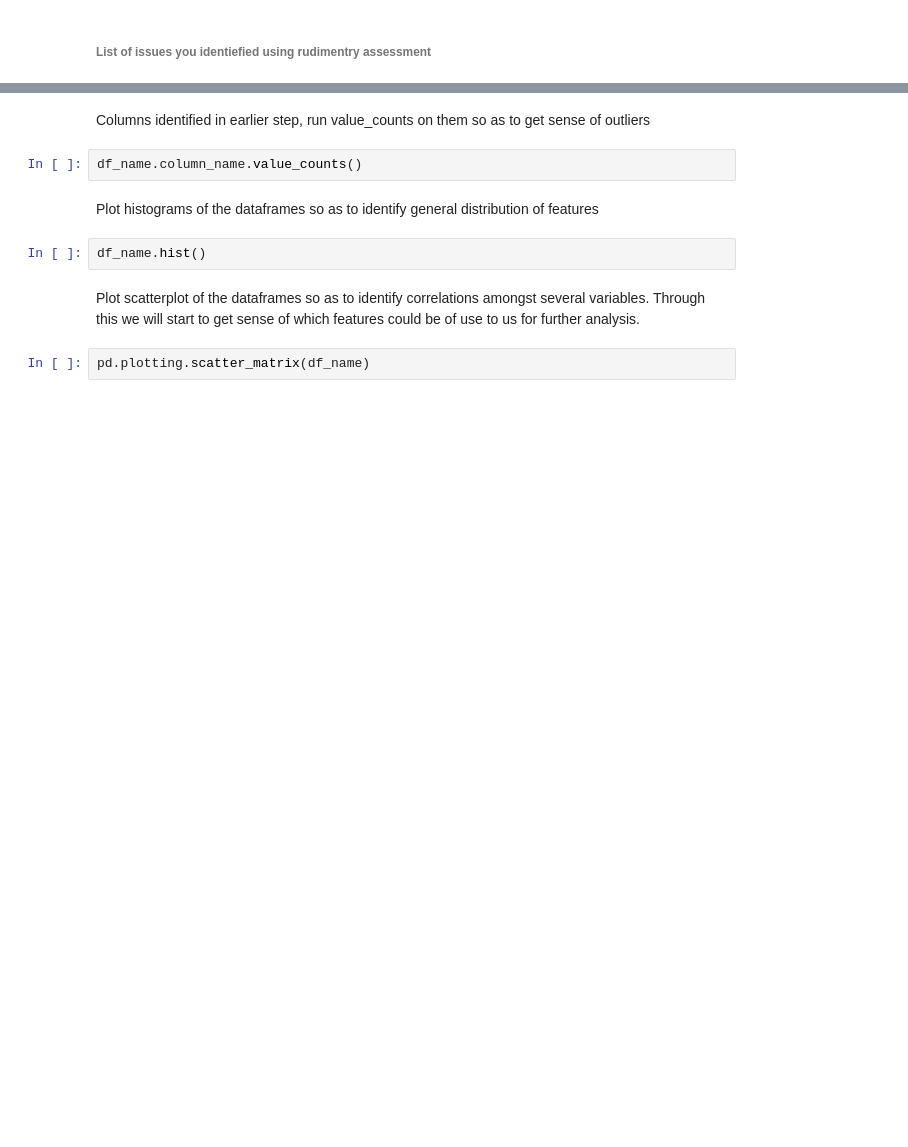
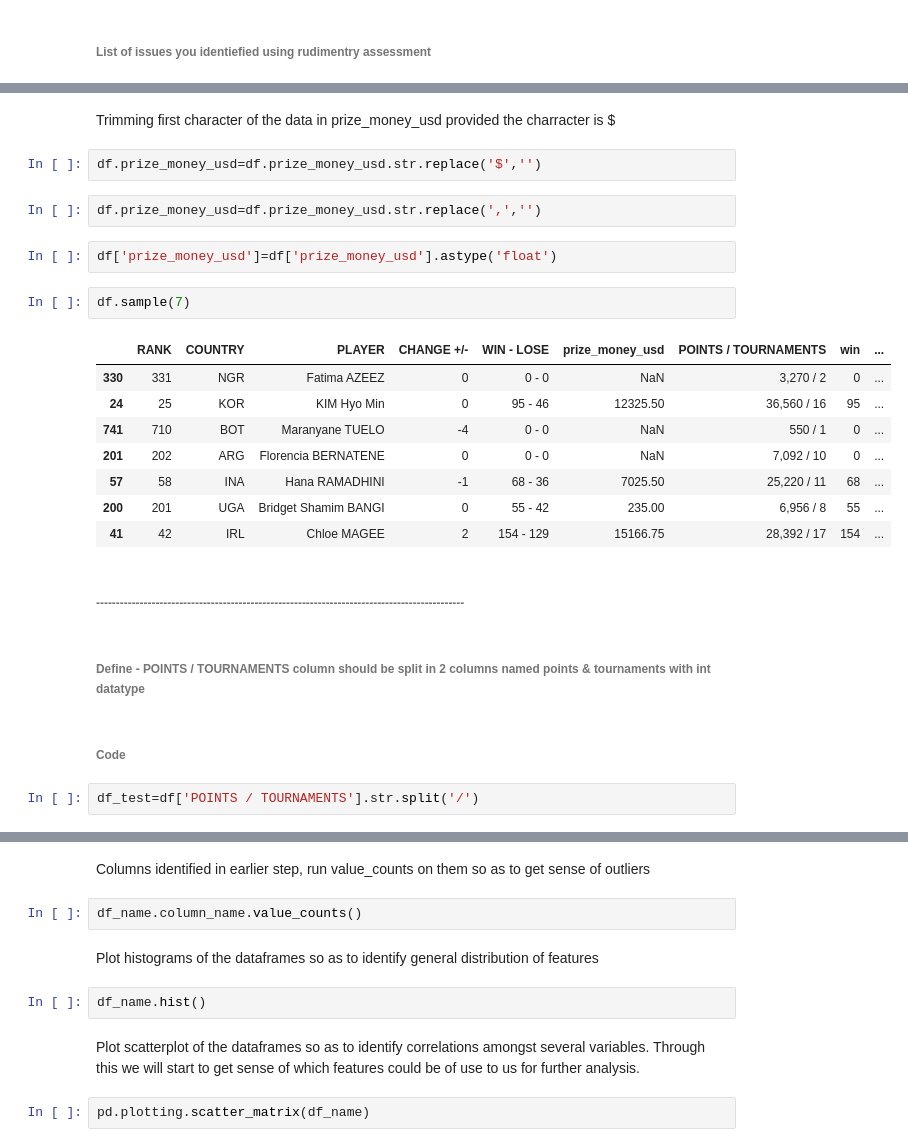
Before and after one commit to sdaphtardar/bwf-data, a Jupyter notebook: Data_Analysis_BWF-data.ipynb, the cells around one changed output, grey strips where cells are left out. Cells and saved outputs as stored; diff of their text form; blank space fills up the shorter version.

```diff
--- a/Data_Analysis_BWF-data.ipynb
+++ b/Data_Analysis_BWF-data.ipynb
@@ -75,0 +370,27 @@ df_name.corr()
+# %% [markdown]
+Trimming first character of the data in prize_money_usd provided the charracter is  $
+# %%
+df.prize_money_usd=df.prize_money_usd.str.replace('$','')
+# %%
+df.prize_money_usd=df.prize_money_usd.str.replace(',','')
+# %%
+df['prize_money_usd']=df['prize_money_usd'].astype('float')
+# %%
+df.sample(7)
+# %% [output]
+|  | RANK | COUNTRY | PLAYER | CHANGE +/- | WIN - LOSE | prize_money_usd | POINTS / TOURNAMENTS | win | ... |
+| 330 | 331 | NGR | Fatima AZEEZ | 0 | 0 - 0 | NaN | 3,270 / 2 | 0 | ... |
+| 24 | 25 | KOR | KIM Hyo Min | 0 | 95 - 46 | 12325.50 | 36,560 / 16 | 95 | ... |
+| 741 | 710 | BOT | Maranyane TUELO | -4 | 0 - 0 | NaN | 550 / 1 | 0 | ... |
+| 201 | 202 | ARG | Florencia BERNATENE | 0 | 0 - 0 | NaN | 7,092 / 10 | 0 | ... |
+| 57 | 58 | INA | Hana RAMADHINI | -1 | 68 - 36 | 7025.50 | 25,220 / 11 | 68 | ... |
+| 200 | 201 | UGA | Bridget Shamim BANGI | 0 | 55 - 42 | 235.00 | 6,956 / 8 | 55 | ... |
+| 41 | 42 | IRL | Chloe MAGEE | 2 | 154 - 129 | 15166.75 | 28,392 / 17 | 154 | ... |
+# %% [markdown]
+###### ---------------------------------------------------------------------------------------------
+# %% [markdown]
+###### Define - POINTS / TOURNAMENTS column should be split in 2 columns named points & tournaments with int datatype
+# %% [markdown]
+###### Code
+# %%
+df_test=df['POINTS / TOURNAMENTS'].str.split('/')
```
Also changed, not shown: parts of 93 cells of this notebook.
